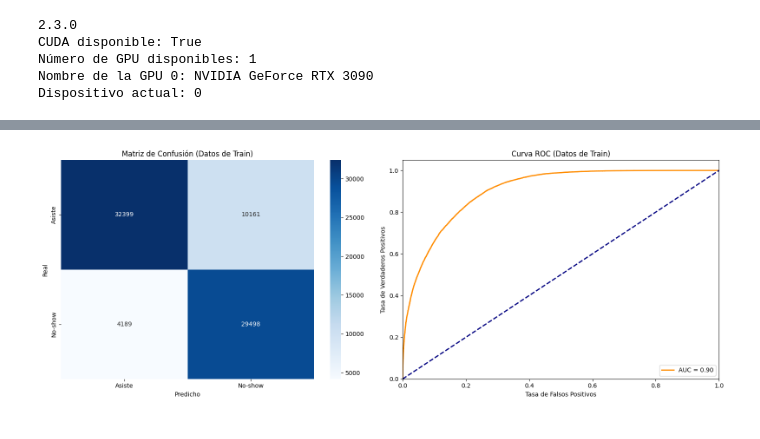
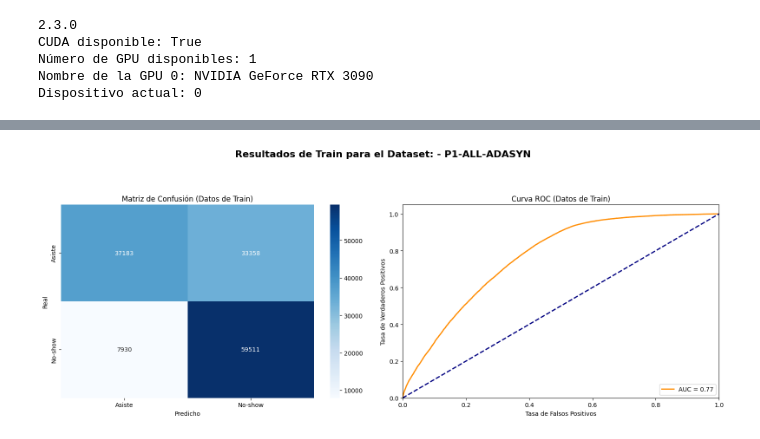
Before and after one commit to SValduezaL/TFM-Master-IA-INESDI, a Jupyter notebook: New Michelle Chicaiza/Machine_learning_analisis_v2.ipynb, the cells around one changed output, grey strips where cells are left out. Drawn from its saved outputs; the diff is of its cells as text; code cells hidden in the pictures.

```diff
--- a/New Michelle Chicaiza/Machine_learning_analisis_v2.ipynb
+++ b/New Michelle Chicaiza/Machine_learning_analisis_v2.ipynb
@@ -64,8 +64,8 @@ Número de GPU disponibles: 1
 Nombre de la GPU 0: NVIDIA GeForce RTX 3090
 Dispositivo actual: 0
 # %%
-# Se define la funcion para grafiar la perdida por epoca
-def graficar_progreso(losses, inicio_folds, grado=3):
+# Se define la funcion para graficar la perdida por epoca
+def graficar_progreso(losses, inicio_folds, dataset_name, grado=3):
     plt.figure(figsize=(20, 10))
     # Gráfico original
     plt.plot(range(1, len(losses) + 1), losses, marker='o', linestyle='-', color='blue', label='Pérdida Real')
@@ -81,15 +81,14 @@ def graficar_progreso(losses, inicio_folds, grado=3):
     plt.plot(range(1, len(losses) + 1), p(range(1, len(losses) + 1)), "r--", label='Curva de Tendencia')  # Curva de tendencia en rojo
 
     # Configuración del gráfico
-    plt.title('Pérdida por Época a través de los Folds')
+    plt.title(f'Pérdida por Época a través de los Folds, Dataset: {dataset_name}')
     plt.xlabel('Época Total')
     plt.ylabel('Pérdida')
     plt.legend()
     plt.grid(True)
     plt.show()
 # %%
-# Se define la función para evaluar el modelo
-def evaluar_modelo_pytorch(model, X_train_tensor, y_train, X_test_tensor, y_test):
+def evaluar_modelo_pytorch(model, X_train_tensor, y_train, X_test_tensor, y_test, dataset_name):
     # Evaluación con datos de entrenamiento
     y_pred = model(X_train_tensor).detach().cpu().numpy()
     y_pred_bin = (y_pred > 0.5).astype(int)
@@ -109,13 +108,14 @@ def evaluar_modelo_pytorch(model, X_train_tensor, y_train, X_test_tensor, y_test
 
     # Gráficos para datos de entrenamiento
     fig, axes = plt.subplots(1, 2, figsize=(16, 6))
+    fig.suptitle(f'Resultados de Train para el Dataset: - {dataset_name}', fontsize=16, fontweight='bold', y=1.05)
     conf_matrix = confusion_matrix(y_train, y_pred_bin)
     sns.heatmap(conf_matrix, annot=True, fmt='d', cmap='Blues', ax=axes[0],
                 xticklabels=['Asiste', 'No-show'], yticklabels=['Asiste', 'No-show'])
     axes[0].set_title('Matriz de Confusión (Datos de Train)')
     axes[0].set_xlabel('Predicho')
     axes[0].set_ylabel('Real')
-    print (conf_matrix)
+    print(conf_matrix)
 
     fpr, tpr, thresholds = roc_curve(y_train, y_pred)
     roc_auc = auc(fpr, tpr)
@@ -128,7 +128,7 @@ def evaluar_modelo_pytorch(model, X_train_tensor, y_train, X_test_tensor, y_test
     axes[1].set_ylabel('Tasa de Verdaderos Positivos')
     axes[1].legend(loc="lower right")
 
-    plt.tight_layout()
+    plt.tight_layout(rect=[0, 0, 1, 0.96])
     plt.show()
 
     # Evaluación con datos de prueba
@@ -150,13 +150,14 @@ def evaluar_modelo_pytorch(model, X_train_tensor, y_train, X_test_tensor, y_test
 
     # Gráficos para datos de prueba
     fig, axes = plt.subplots(1, 2, figsize=(16, 6))
+    fig.suptitle(f'Resultados de Test para el Dataset: - {dataset_name}', fontsize=16, fontweight='bold', y=1.05)
     conf_matrix_test = confusion_matrix(y_test, y_pred_test_bin)
     sns.heatmap(conf_matrix_test, annot=True, fmt='d', cmap='Reds', ax=axes[0],
                 xticklabels=['Asiste', 'No-show'], yticklabels=['Asiste', 'No-show'])
     axes[0].set_title('Matriz de Confusión (Datos de Test)')
     axes[0].set_xlabel('Predicho')
     axes[0].set_ylabel('Real')
-    print (conf_matrix_test)
+    print(conf_matrix_test)
 
     fpr_test, tpr_test, thresholds_test = roc_curve(y_test, y_pred_test)
     roc_auc_test = auc(fpr_test, tpr_test)
@@ -169,6 +170,6 @@ def evaluar_modelo_pytorch(model, X_train_tensor, y_train, X_test_tensor, y_test
     axes[1].set_ylabel('Tasa de Verdaderos Positivos')
     axes[1].legend(loc="lower right")
 
-    plt.tight_layout()
+    plt.tight_layout(rect=[0, 0, 1, 0.96])
     plt.show()
 # %%
@@ -297,38 +318,53 @@ def load_data(file_path):
     return joblib.load(file_path)
 
 # Listado de archivos
-file_names = [
-    "X_test_P1-ALL-ADASYN.pkl", "X_test_P1-ALL.pkl", "X_test_P2-NOCONDITIONS.pkl", "X_test_P3-AGE.pkl",
-    "X_test_P4-TIME.pkl", "X_test_P5-HEALTHCENTRE.pkl", "X_train_P1-ALL-ADASYN.pkl", "X_train_P1-ALL.pkl",
-    "X_train_P2-NOCONDITIONS.pkl", "X_train_P3-AGE.pkl", "X_train_P4-TIME.pkl", "X_train_P5-HEALTHCENTRE.pkl",
-    "y_test_P1-ALL-ADASYN.pkl", "y_test_P1-ALL.pkl", "y_test_P2-NOCONDITIONS.pkl", "y_test_P3-AGE.pkl",
-    "y_test_P4-TIME.pkl", "y_test_P5-HEALTHCENTRE.pkl", "y_train_P1-ALL-ADASYN.pkl", "y_train_P1-ALL.pkl",
-    "y_train_P2-NOCONDITIONS.pkl", "y_train_P3-AGE.pkl", "y_train_P4-TIME.pkl", "y_train_P5-HEALTHCENTRE.pkl"
+X_test_files = [
+    "X_test_P1-ALL-ADASYN.pkl", "X_test_P1-ALL.pkl", "X_test_P2-NOCONDITIONS.pkl",
+    "X_test_P3-AGE.pkl", "X_test_P4-TIME.pkl", "X_test_P5-HEALTHCENTRE.pkl"
 ]
 
-# Cargar archivos en un diccionario
-data = {file_name: load_data(file_name) for file_name in file_names}
+X_train_files = [
+    "X_train_P1-ALL-ADASYN.pkl", "X_train_P1-ALL.pkl", "X_train_P2-NOCONDITIONS.pkl",
+    "X_train_P3-AGE.pkl", "X_train_P4-TIME.pkl", "X_train_P5-HEALTHCENTRE.pkl"
+]
 
-# Crear bucle para analizar los datos con el modelo de pytorch
-for file_name in file_names:
+y_test_files = [
+    "y_test_P1-ALL-ADASYN.pkl", "y_test_P1-ALL.pkl", "y_test_P2-NOCONDITIONS.pkl",
+    "y_test_P3-AGE.pkl", "y_test_P4-TIME.pkl", "y_test_P5-HEALTHCENTRE.pkl"
+]
+
+y_train_files = [
+    "y_train_P1-ALL-ADASYN.pkl", "y_train_P1-ALL.pkl", "y_train_P2-NOCONDITIONS.pkl",
+    "y_train_P3-AGE.pkl", "y_train_P4-TIME.pkl", "y_train_P5-HEALTHCENTRE.pkl"
+]
+
+file_names = [
+    "P1-ALL-ADASYN", "P1-ALL", "P2-NOCONDITIONS",
+    "P3-AGE", "P4-TIME", "P5-HEALTHCENTRE"
+]
+
+# Se cargan los archivos en un diccionario
+data = {}
+for file_list in [X_test_files, X_train_files, y_test_files, y_train_files]:
+    for file_name in file_list:
+        data[file_name] = load_data(file_name)
+
+# Se crea bucle para analizar los datos con el modelo de PyTorch
+for idx, (X_train_file, y_train_file, X_test_file, y_test_file) in enumerate(zip(X_train_files, y_train_files, X_test_files, y_test_files)):
     try:
-        if 'X_train' in file_name and 'NOCONDITIONS' in file_name:
-            y_train_file = file_name.replace('X_train', 'y_train')
-            X_test_file = file_name.replace('X_train', 'X_test')
-            y_test_file = file_name.replace('X_train', 'y_test')
+        if X_train_file in data and y_train_file in data and X_test_file in data and y_test_file in data:
+            X_train = data[X_train_file]
+            y_train = data[y_train_file]
+            X_test = data[X_test_file]
+            y_test = data[y_test_file]
 
-            if y_train_file in data and X_test_file in data and y_test_file in data:
-                X_train = data[file_name]
-                y_train = data[y_train_file]
-                X_test = data[X_test_file]
-                y_test = data[y_test_file]
+            dataset_name = file_names[idx]
+            titulo = f"\n{'='*40}\nEjecutando modelo para el dataset: {dataset_name}\n{'='*40}\n"
+            print(titulo)
 
-                titulo = f"Ejecutando modelo para el archivo: {file_name}"
-                print(titulo)
-
-                execute_model_pytorch(X_train, y_train, X_test, y_test, device='cuda')
-            else:
-                print(f"Archivos correspondientes no encontrados para {file_name}. Omitiendo este archivo.")
+            execute_model_pytorch(X_train, y_train, X_test, y_test, device='cuda', dataset_name=dataset_name)
+        else:
+            print(f"Archivos correspondientes no encontrados para {X_train_file}. Omitiendo este archivo.")
     except KeyError as e:
         print(f"Error: {e} - La clave no existe en el diccionario 'data'. Omitiendo este archivo.")
 # %% [output]
@@ -361,3 +397,3 @@ F1 Score (Datos de Train): 0.8043519755678564
-[figure, old version]
+[figure, new version]
 .........................
 Resultados datos de test:
```
Also changed, not shown: parts of 2 cells of this notebook.
